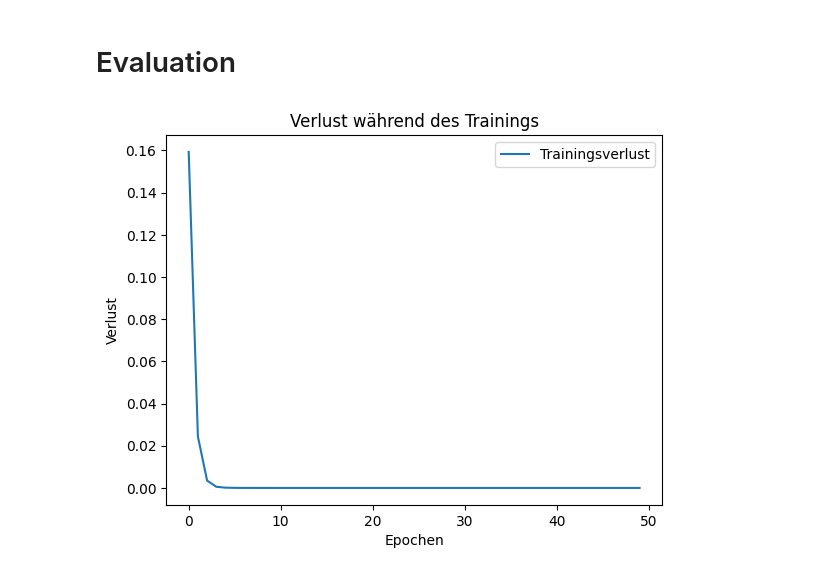
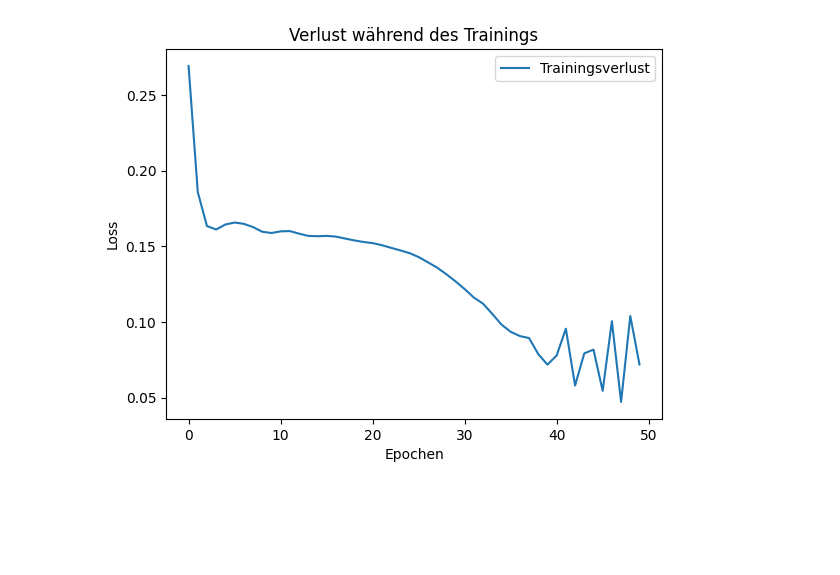
Before and after one commit to MohamedElaj/Klassifizierung-von-Spektral-Daten-durch-Neuronales-Netzwerk, a Jupyter notebook: Bachelorarbeit_test.ipynb, the cells around one changed output. Cells and saved outputs as stored; diff of their text form; code cells hidden in the pictures; blank space fills up the shorter version.

Commit message:
Verbesserung basierend auf das komplette Datensatz

```diff
--- a/Bachelorarbeit_test.ipynb
+++ b/Bachelorarbeit_test.ipynb
@@ -61,7 +56,7 @@ ergebnisse = {
 labels = pd.DataFrame(ergebnisse)
 # %%
 # Organisieren der Daten und Labels. Verknüpfen die Datensätze jeweils mit einem Label.
-data_frames = [Datensatz1, Datensatz3, Datensatz4, Datensatz5, Datensatz6, Datensatz_krank]
+data_frames = [Datensatz1, Datensatz2, Datensatz3, Datensatz4, Datensatz5]
 data_with_labels = []
 
 for i, df in enumerate(data_frames):
@@ -76,8 +89,8 @@ for i in range(6):  # Zeige nur die ersten 5 Einträge zur Demonstration
 # %%
 X_train = np.array([df.values for df, _ in data_with_labels[:5]])  # Extrahieren der Daten aus den DataFrames
-X_train = X_train[:, :, :3]   # Die ersten drei Spalten werden extrahiert (Frequenz, Amplitude, Phase)
+X_train = X_train[:, :, [0, 5, 6]]   # Die ersten drei Spalten werden extrahiert (Frequenz, Amplitude, Phase)
 y_train = np.array([label for _, label in data_with_labels[:5]])  # Extrahieren der Labels
-X_test = np.array([Datensatz_krank.values])
-X_test = X_test[:, :, :3]
-label_entry = labels['Krankheitszustand'].iloc[5]
+X_test = np.array([Datensatz5.values])
+X_test = X_test[:, :, [0, 5, 6]]
+label_entry = labels['Krankheitszustand'].iloc[4]
 y_test = np.array(label_entry)
@@ -87,16 +98,16 @@ y_test = np.array(label_entry)
 # Netzwerksparameter
 input_size = 3
 hidden_size = 256
-num_layers = 2
-num_classes = 2
-batch_size = 3
+num_classes = 1
+batch_size = 10
 num_epochs = 50
 learning_rate = 0.0003
 threshold = 0.5
 # %%
 # Modell erstellen
 model = Sequential([
-    GRU(hidden_size, input_shape=(301, input_size), return_sequences=True),
+    Masking(mask_value=0, input_shape=(12040, input_size)),
+    GRU(hidden_size, input_shape=(12040, input_size), return_sequences=True),
     GRU(hidden_size, return_sequences=True),
     GRU(hidden_size, return_sequences=False),
     Dense(hidden_size, input_shape=(hidden_size,), activation='relu'),
@@ -132,15 +141,13 @@ Epoch 50/50
-# %% [markdown]
-# Evaluation
 # %%
 # Plotten die Veränderung der Loss abhängig von Epoch.
 plt.plot(history.history['loss'], label='Trainingsverlust')
 plt.xlabel('Epochen')
-plt.ylabel('Verlust')
+plt.ylabel('Loss')
 plt.title('Verlust während des Trainings')
 plt.legend()
 plt.show()
 # %% [output]
-[figure, old version]
+[figure, new version]
 # %%
 plt.plot(history.history['accuracy'], label='Trainingsgenauigkeit')
 #plt.plot(history.history['val_accuracy'], label='Validierungsgenauigkeit')
```
Also changed, not shown: parts of 44 cells of this notebook.
